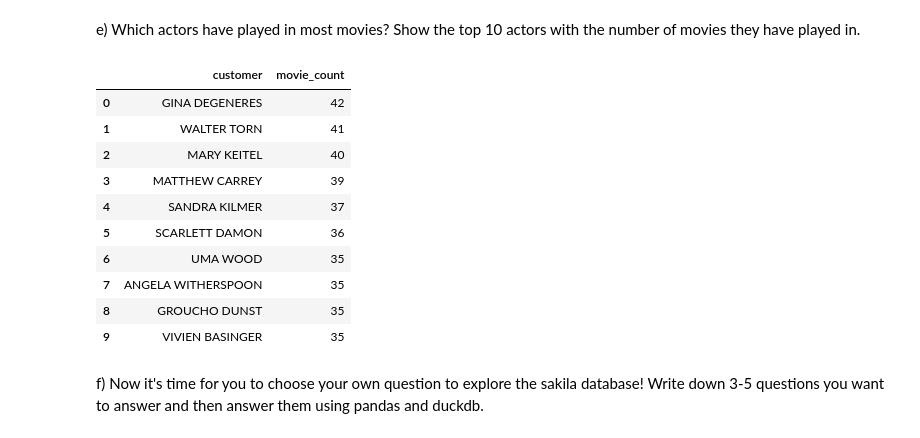
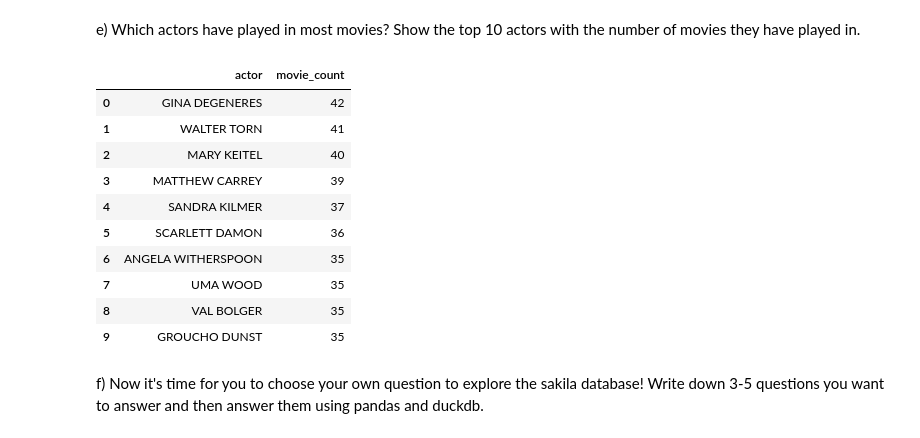
Before and after one commit to mulisictarik/sakila_lab_tarik_mulisic, a Jupyter notebook: lab.ipynb, the cells around one changed output. Drawn from its saved outputs; the diff is of its cells as text; code cells hidden in the pictures.

```diff
--- a/lab.ipynb
+++ b/lab.ipynb
@@ -132,30 +132,30 @@ e) Which actors have played in most movies? Show the top 10 actors with the numb
 # %%
 query_sakila(
     """SElECT
-    a.first_name ||' '|| a.last_name as customer,
+    a.first_name ||' '|| a.last_name as actor,
     count(film_id) AS movie_count
     FROM actor a
     JOIN film_actor fa ON a.actor_id = fa.actor_id
     GROUP BY a.actor_id,
     a.first_name,
     a.last_name
     ORDER BY  movie_count DESC
     LIMIT 10;
 
 """
 )
 # %% [output]
-|  | customer | movie_count |
+|  | actor | movie_count |
 | 0 | GINA DEGENERES | 42 |
 | 1 | WALTER TORN | 41 |
 | 2 | MARY KEITEL | 40 |
 | 3 | MATTHEW CARREY | 39 |
 | 4 | SANDRA KILMER | 37 |
 | 5 | SCARLETT DAMON | 36 |
-| 6 | UMA WOOD | 35 |
-| 7 | ANGELA WITHERSPOON | 35 |
-| 8 | GROUCHO DUNST | 35 |
-| 9 | VIVIEN BASINGER | 35 |
+| 6 | ANGELA WITHERSPOON | 35 |
+| 7 | UMA WOOD | 35 |
+| 8 | VAL BOLGER | 35 |
+| 9 | GROUCHO DUNST | 35 |
 # %% [markdown]
  f) Now it's time for you to choose your own question to explore the sakila database! Write down 3-5
  questions you want to answer and then answer them using pandas and duckdb.
```
Also changed, not shown: parts of 4 cells of this notebook, 6 other files.
